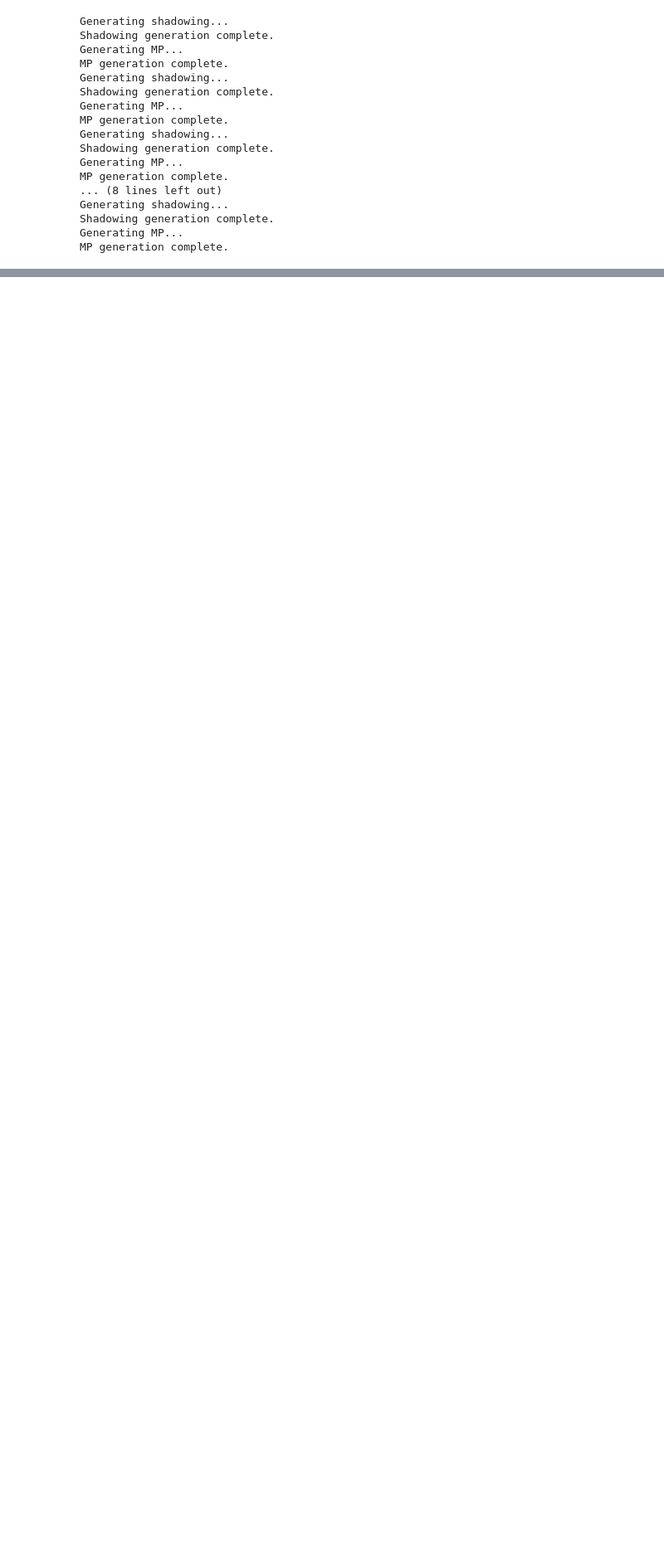
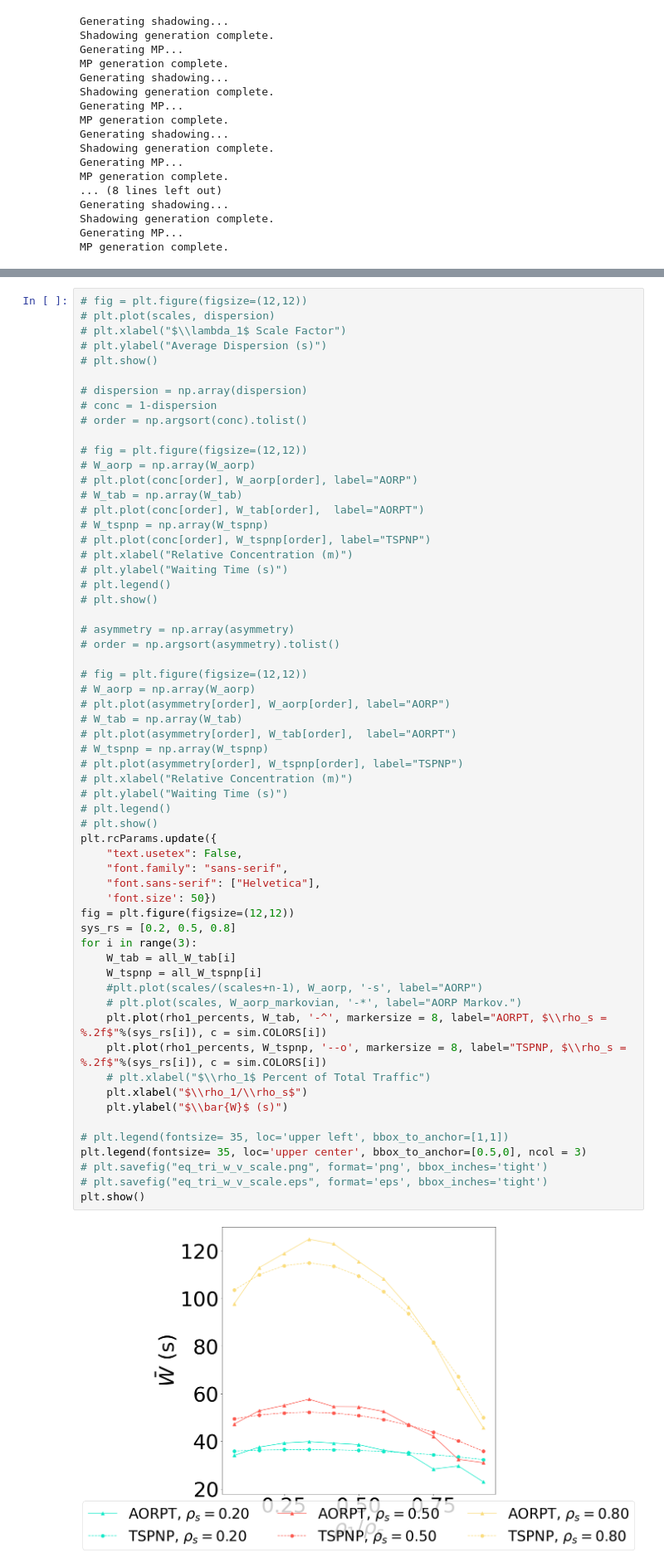
Before and after one commit to zhiyunjiang/CommMotionPlanning, a Jupyter notebook: python/touring_relay/FIG eq tri - policy comparison.ipynb, the cells around one changed output, grey strips where cells are left out. Shown at 83% size. Cells and saved outputs as stored; diff of their text form; blank space fills up the shorter version.

```diff
--- a/python/touring_relay/FIG eq tri - policy comparison.ipynb
+++ b/python/touring_relay/FIG eq tri - policy comparison.ipynb
@@ -440,0 +494,62 @@ for i in range(len(scales)):
+# %%
+# fig = plt.figure(figsize=(12,12))
+# plt.plot(scales, dispersion)
+# plt.xlabel("$\\lambda_1$ Scale Factor")
+# plt.ylabel("Average Dispersion (s)")
+# plt.show()
+
+# dispersion = np.array(dispersion)
+# conc = 1-dispersion
+# order = np.argsort(conc).tolist()
+
+# fig = plt.figure(figsize=(12,12))
+# W_aorp = np.array(W_aorp)
+# plt.plot(conc[order], W_aorp[order], label="AORP")
+# W_tab = np.array(W_tab)
+# plt.plot(conc[order], W_tab[order],  label="AORPT")
+# W_tspnp = np.array(W_tspnp)
+# plt.plot(conc[order], W_tspnp[order], label="TSPNP")
+# plt.xlabel("Relative Concentration (m)")
+# plt.ylabel("Waiting Time (s)")
+# plt.legend()
+# plt.show()
+
+# asymmetry = np.array(asymmetry)
+# order = np.argsort(asymmetry).tolist()
+
+# fig = plt.figure(figsize=(12,12))
+# W_aorp = np.array(W_aorp)
+# plt.plot(asymmetry[order], W_aorp[order], label="AORP")
+# W_tab = np.array(W_tab)
+# plt.plot(asymmetry[order], W_tab[order],  label="AORPT")
+# W_tspnp = np.array(W_tspnp)
+# plt.plot(asymmetry[order], W_tspnp[order], label="TSPNP")
+# plt.xlabel("Relative Concentration (m)")
+# plt.ylabel("Waiting Time (s)")
+# plt.legend()
+# plt.show()
+plt.rcParams.update({
+    "text.usetex": False,
+    "font.family": "sans-serif",
+    "font.sans-serif": ["Helvetica"],
+    'font.size': 50})
+fig = plt.figure(figsize=(12,12))
+sys_rs = [0.2, 0.5, 0.8]
+for i in range(3):
+    W_tab = all_W_tab[i]
+    W_tspnp = all_W_tspnp[i]
+    #plt.plot(scales/(scales+n-1), W_aorp, '-s', label="AORP")
+    # plt.plot(scales, W_aorp_markovian, '-*', label="AORP Markov.")
+    plt.plot(rho1_percents, W_tab, '-^', markersize = 8, label="AORPT, $\\rho_s = %.2f$"%(sys_rs[i]), c = sim.COLORS[i])
+    plt.plot(rho1_percents, W_tspnp, '--o', markersize = 8, label="TSPNP, $\\rho_s = %.2f$"%(sys_rs[i]), c = sim.COLORS[i])
+    # plt.xlabel("$\\rho_1$ Percent of Total Traffic")
+    plt.xlabel("$\\rho_1/\\rho_s$")
+    plt.ylabel("$\\bar{W}$ (s)")
+
+# plt.legend(fontsize= 35, loc='upper left', bbox_to_anchor=[1,1])
+plt.legend(fontsize= 35, loc='upper center', bbox_to_anchor=[0.5,0], ncol = 3)
+# plt.savefig("eq_tri_w_v_scale.png", format='png', bbox_inches='tight')
+# plt.savefig("eq_tri_w_v_scale.eps", format='eps', bbox_inches='tight')
+plt.show()
+# %% [output]
+[figure, added]
```
Also changed, not shown: parts of 32 cells of this notebook, 12 other files.
